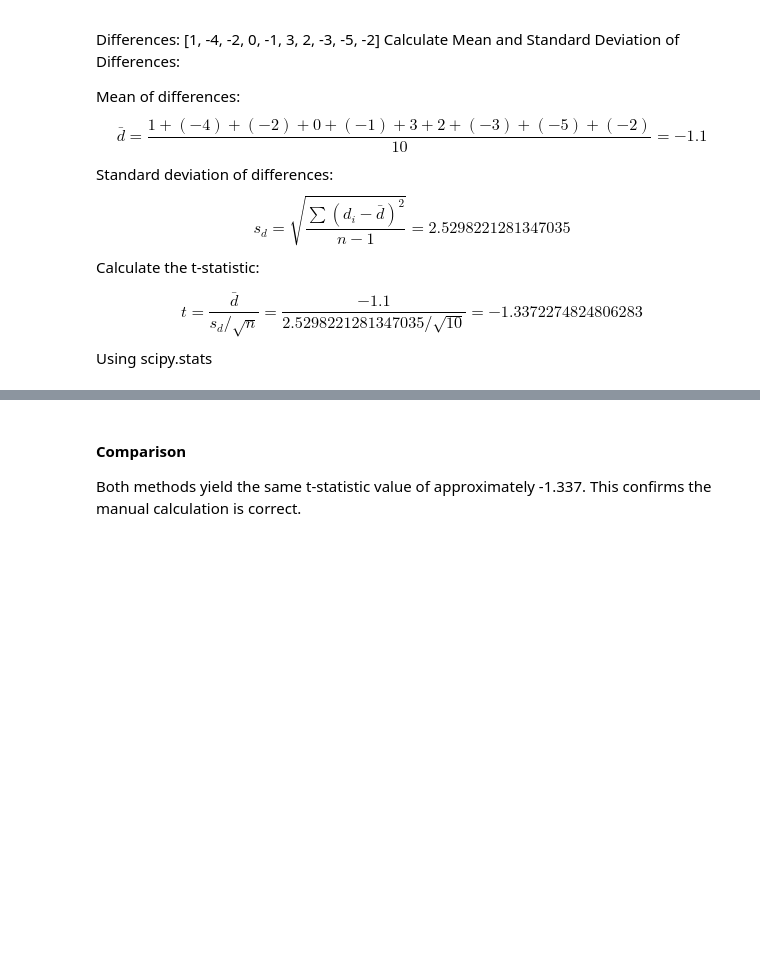
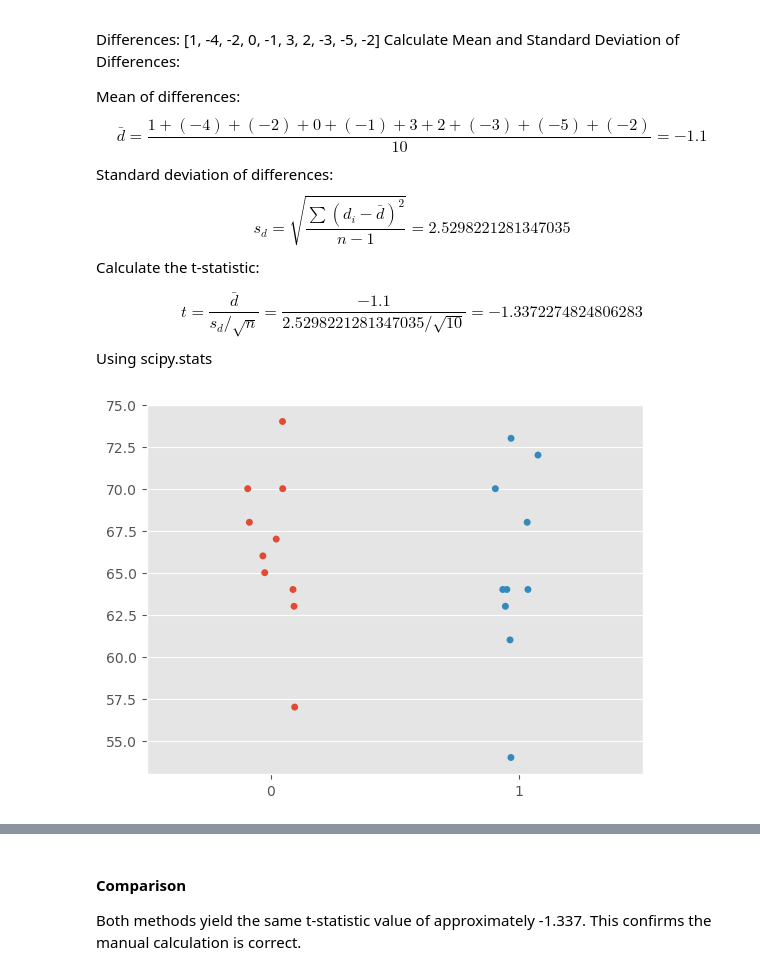
Before and after one commit to declanVfox/applied_statistics, a Jupyter notebook: tasks.ipynb, the cells around one changed output, grey strips where cells are left out. Drawn from its saved outputs; the diff is of its cells as text; code cells hidden in the pictures; blank space fills up the shorter version.

```diff
--- a/tasks.ipynb
+++ b/tasks.ipynb
@@ -224,0 +229,5 @@ Using scipy.stats
+# %%
+# Create a strip plot.
+sns.stripplot(data=[before, after]);
+# %% [output]
+[figure, added]
```
Also changed, not shown: parts of 6 cells of this notebook, 1 other file.
